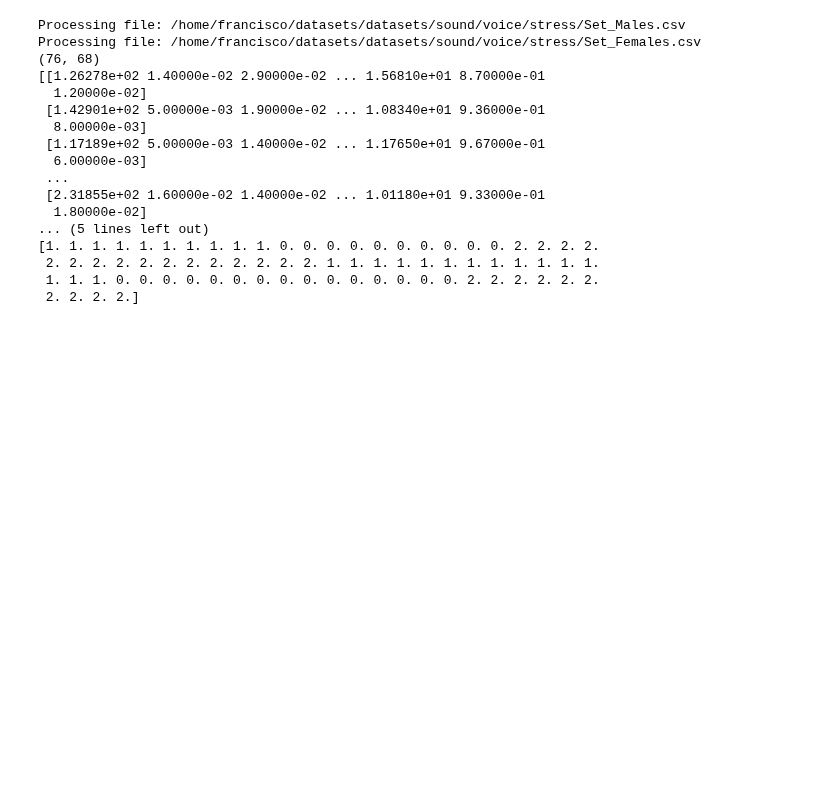
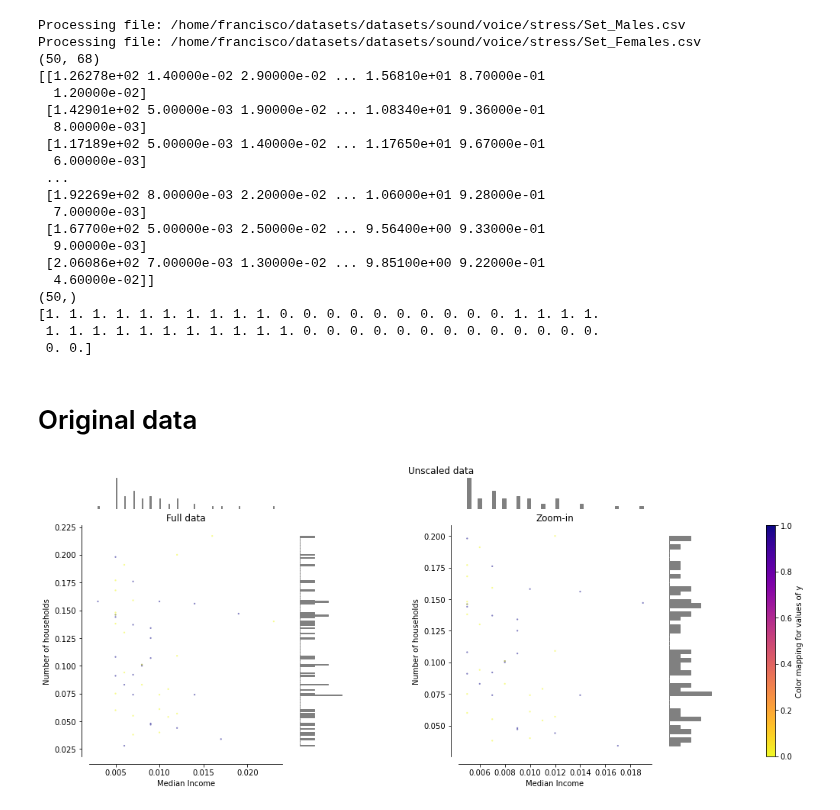
Before and after one commit to franciscodominguezmateos/IntroduccionDeepLearning, a Jupyter notebook: pyPreprocessStress_21082301.ipynb, the cells around one changed output. Saved outputs shown, nothing was run; the diff lists cells and outputs as text; code cells hidden in the pictures; blank space fills up the shorter version.

Commit message:
Visualizing proprocessing 2D

```diff
--- a/pyPreprocessStress_21082301.ipynb
+++ b/pyPreprocessStress_21082301.ipynb
@@ -28,6 +35,11 @@ for filepath in glob.glob(file_txt):
         while line:
             data_row=[]
             line_list=line.split(";")
+            #print("Line {}: {} {} {}".format(cnt, line_list[0], line_list[1], line_list[2]))
+            line = fp.readline()
+            cnt += 1
+            if not isRightLabel(line_list[0]):
+                continue
             for i,datum in enumerate(line_list):
                 #print(i,head_list[i],"=",datum)
                 if i>1:
@@ -35,10 +47,6 @@ for filepath in glob.glob(file_txt):
                 if i==0:
                     labels.append(getLabel(datum))
             data.append(data_row)
-            cnt = 1
-            #print("Line {}: {} {} {}".format(cnt, line_list[0], line_list[1], line_list[2]))
-            line = fp.readline()
-            cnt += 1
 data_np=np.array(data)
 labels_np=np.array(labels)
 print(data_np.shape)
@@ -48,7 +56,7 @@ print(labels_np)
 # %% [output]
 Processing file: /home/francisco/datasets/datasets/sound/voice/stress/Set_Males.csv
 Processing file: /home/francisco/datasets/datasets/sound/voice/stress/Set_Females.csv
-(76, 68)
+(50, 68)
 [[1.26278e+02 1.40000e-02 2.90000e-02 ... 1.56810e+01 8.70000e-01
   1.20000e-02]
  [1.42901e+02 5.00000e-03 1.90000e-02 ... 1.08340e+01 9.36000e-01
@@ -56,10 +64,13 @@ Processing file: /home/francisco/datasets/datasets/sound/voice/stress/Set_Female
  [1.17189e+02 5.00000e-03 1.40000e-02 ... 1.17650e+01 9.67000e-01
   6.00000e-03]
  ...
- [2.31855e+02 1.60000e-02 1.40000e-02 ... 1.01180e+01 9.33000e-01
-  1.80000e-02]
-... (5 lines left out)
-[1. 1. 1. 1. 1. 1. 1. 1. 1. 1. 0. 0. 0. 0. 0. 0. 0. 0. 0. 0. 2. 2. 2. 2.
- 2. 2. 2. 2. 2. 2. 2. 2. 2. 2. 2. 2. 1. 1. 1. 1. 1. 1. 1. 1. 1. 1. 1. 1.
- 1. 1. 1. 0. 0. 0. 0. 0. 0. 0. 0. 0. 0. 0. 0. 0. 0. 0. 2. 2. 2. 2. 2. 2.
- 2. 2. 2. 2.]
+ [1.92269e+02 8.00000e-03 2.20000e-02 ... 1.06000e+01 9.28000e-01
+  7.00000e-03]
+ [1.67700e+02 5.00000e-03 2.50000e-02 ... 9.56400e+00 9.33000e-01
+  9.00000e-03]
+ [2.06086e+02 7.00000e-03 1.30000e-02 ... 9.85100e+00 9.22000e-01
+  4.60000e-02]]
+(50,)
+[1. 1. 1. 1. 1. 1. 1. 1. 1. 1. 0. 0. 0. 0. 0. 0. 0. 0. 0. 0. 1. 1. 1. 1.
+ 1. 1. 1. 1. 1. 1. 1. 1. 1. 1. 1. 0. 0. 0. 0. 0. 0. 0. 0. 0. 0. 0. 0. 0.
+ 0. 0.]
@@ -65,0 +201,34 @@ Processing file: /home/francisco/datasets/datasets/sound/voice/stress/Set_Female
+# %%
+def make_plot(item_idx):
+    title, X = distributions[item_idx]
+    ax_zoom_out, ax_zoom_in, ax_colorbar = create_axes(title)
+    axarr = (ax_zoom_out, ax_zoom_in)
+    plot_distribution(axarr[0], X, y, hist_nbins=200,
+                      x0_label="Median Income",
+                      x1_label="Number of households",
+                      title="Full data")
+
+    # zoom-in
+    zoom_in_percentile_range = (0, 99)
+    cutoffs_X0 = np.percentile(X[:, 0], zoom_in_percentile_range)
+    cutoffs_X1 = np.percentile(X[:, 1], zoom_in_percentile_range)
+
+    non_outliers_mask = (
+        np.all(X > [cutoffs_X0[0], cutoffs_X1[0]], axis=1) &
+        np.all(X < [cutoffs_X0[1], cutoffs_X1[1]], axis=1))
+    plot_distribution(axarr[1], X[non_outliers_mask], y[non_outliers_mask],
+                      hist_nbins=50,
+                      x0_label="Median Income",
+                      x1_label="Number of households",
+                      title="Zoom-in")
+
+    norm = mpl.colors.Normalize(y_full.min(), y_full.max())
+    mpl.colorbar.ColorbarBase(ax_colorbar, cmap=cmap,
+                              norm=norm, orientation='vertical',
+                              label='Color mapping for values of y')
+# %% [markdown]
+# Original data
+# %%
+make_plot(0)
+# %% [output]
+[figure, added]
```
Also changed, not shown: parts of 17 cells of this notebook.
